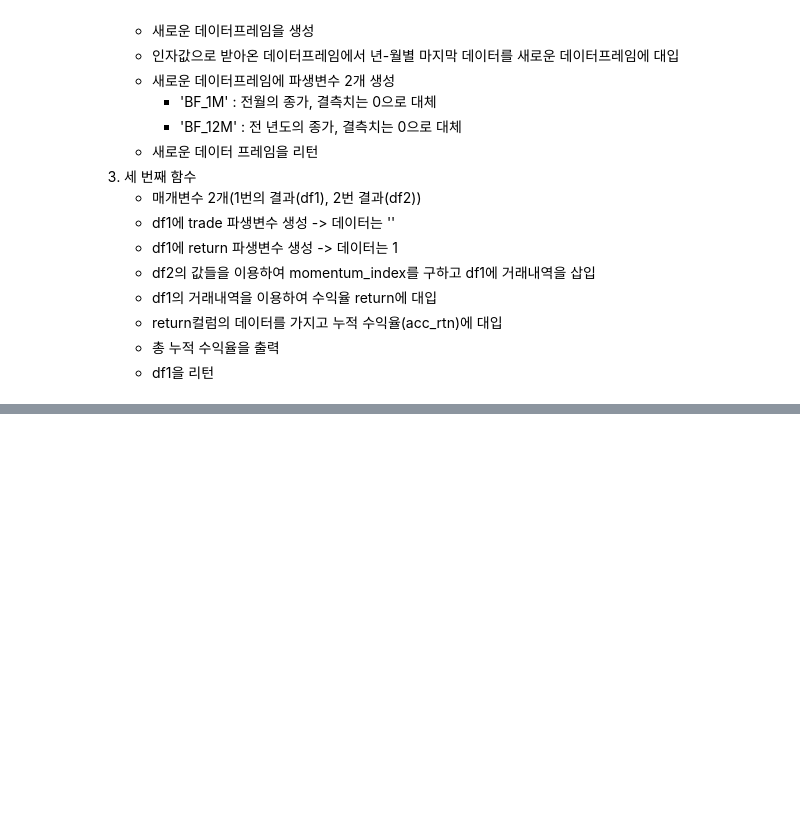
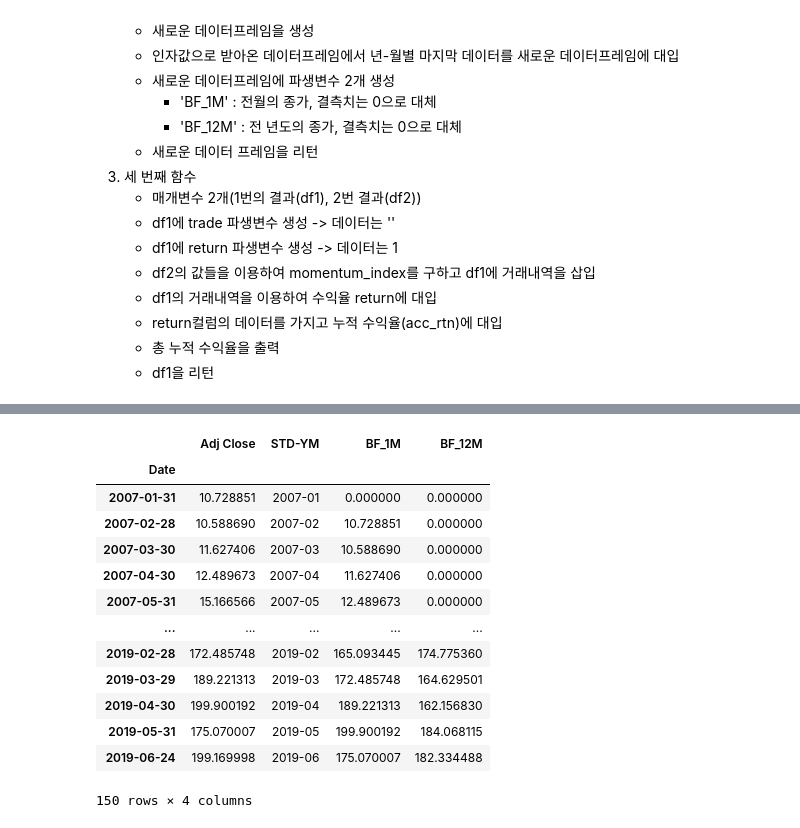
Before and after one commit to Jay-hook/Big-Data-Analysis-Basic, a Jupyter notebook: python/230821/02_momentum.ipynb, the cells around one changed output, grey strips where cells are left out. Drawn from its saved outputs; the diff is of its cells as text; code cells hidden in the pictures; blank space fills up the shorter version.

```diff
--- a/python/230821/02_momentum.ipynb
+++ b/python/230821/02_momentum.ipynb
@@ -308,0 +272,17 @@ momentum_data = add_col(df)
+# %%
+momentum_data2
+# %% [output]
+|  | Adj Close | STD-YM | BF_1M | BF_12M |
+| Date |  |  |  |  |
+| 2007-01-31 | 10.728851 | 2007-01 | 0.000000 | 0.000000 |
+| 2007-02-28 | 10.588690 | 2007-02 | 10.728851 | 0.000000 |
+| 2007-03-30 | 11.627406 | 2007-03 | 10.588690 | 0.000000 |
+| 2007-04-30 | 12.489673 | 2007-04 | 11.627406 | 0.000000 |
+| 2007-05-31 | 15.166566 | 2007-05 | 12.489673 | 0.000000 |
+| ... | ... | ... | ... | ... |
+| 2019-02-28 | 172.485748 | 2019-02 | 165.093445 | 174.775360 |
+| 2019-03-29 | 189.221313 | 2019-03 | 172.485748 | 164.629501 |
+| 2019-04-30 | 199.900192 | 2019-04 | 189.221313 | 162.156830 |
+| 2019-05-31 | 175.070007 | 2019-05 | 199.900192 | 184.068115 |
+| 2019-06-24 | 199.169998 | 2019-06 | 175.070007 | 182.334488 |
+150 rows × 4 columns
```
Also changed, not shown: parts of 24 cells of this notebook, 1 other file.
